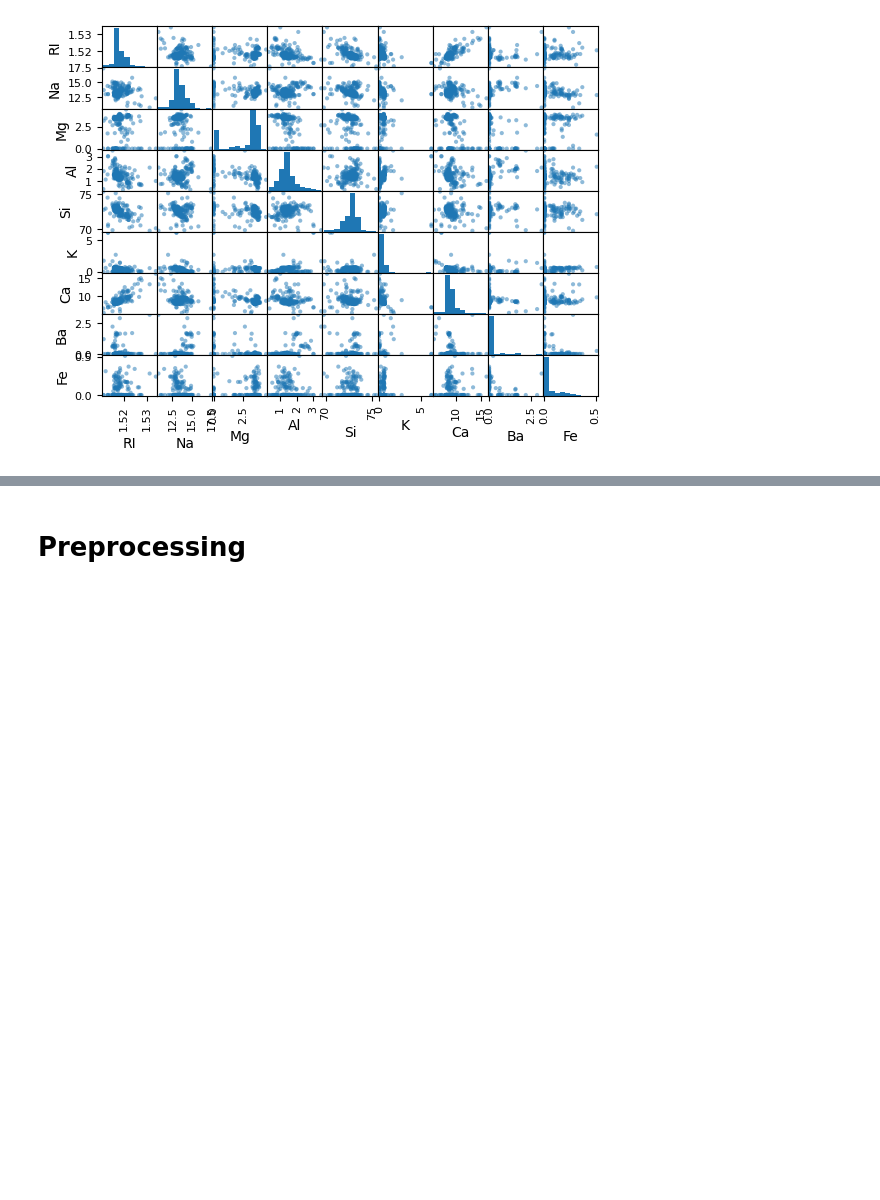
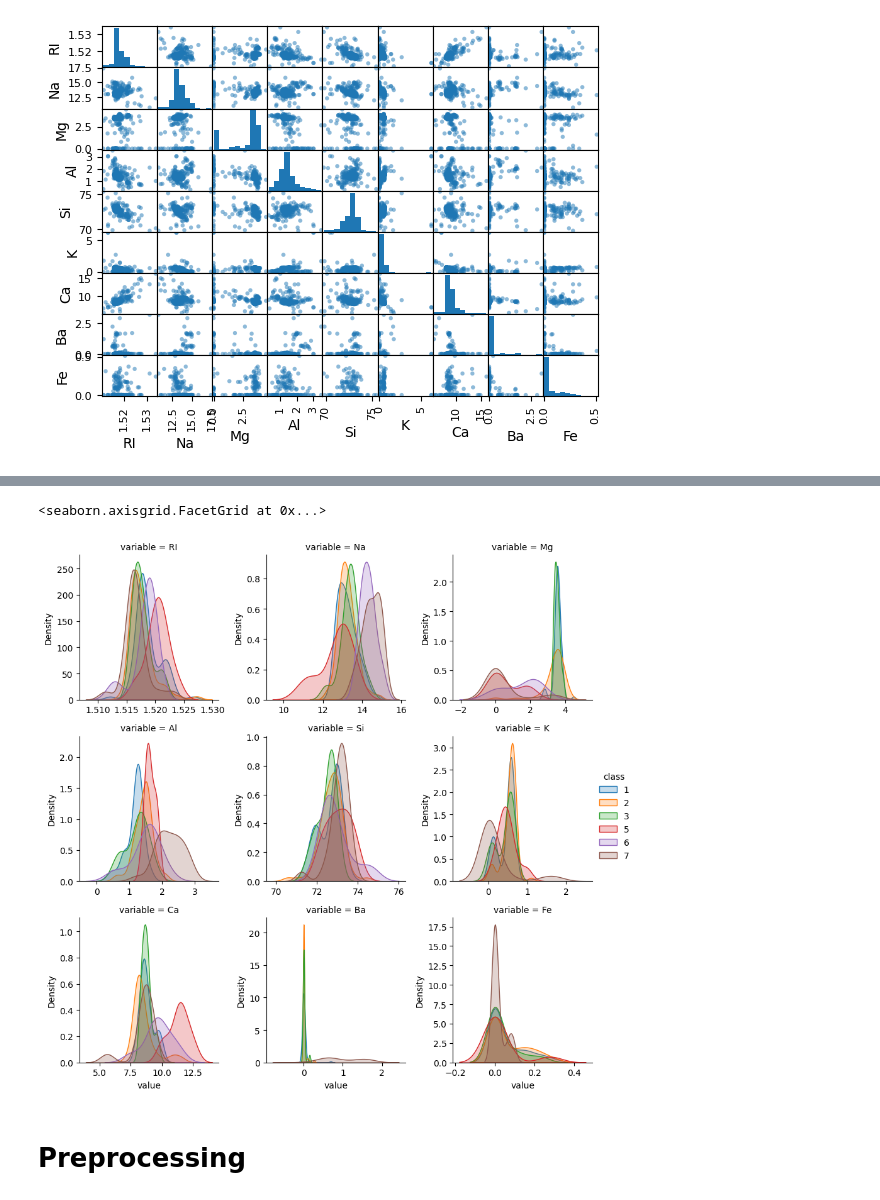
Before and after one commit to tchojnacki/uni-sem-6-ai, a Jupyter notebook: classification/glass.ipynb, the cells around one changed output, grey strips where cells are left out. Cells and saved outputs as stored; diff of their text form; code cells hidden in the pictures; blank space fills up the shorter version.

```diff
--- a/classification/glass.ipynb
+++ b/classification/glass.ipynb
@@ -99,3 +107,14 @@ plt.show()
+# %%
+melted = dataset[(np.abs(stats.zscore(dataset)) < 3).all(axis=1)]
+melted = pd.melt(melted, target_col, data_cols)
+sns.FacetGrid(
+    melted,
+    col="variable", hue=target_col, col_wrap=3,
+    sharex=False, sharey=False
+).map(sns.kdeplot, "value", fill=True, warn_singular=False).add_legend()
+# %% [output]
+<seaborn.axisgrid.FacetGrid at 0x...>
+[figure, added]
 # %% [markdown]
 # Preprocessing
 # %%
```
Also changed, not shown: parts of 16 cells of this notebook.
